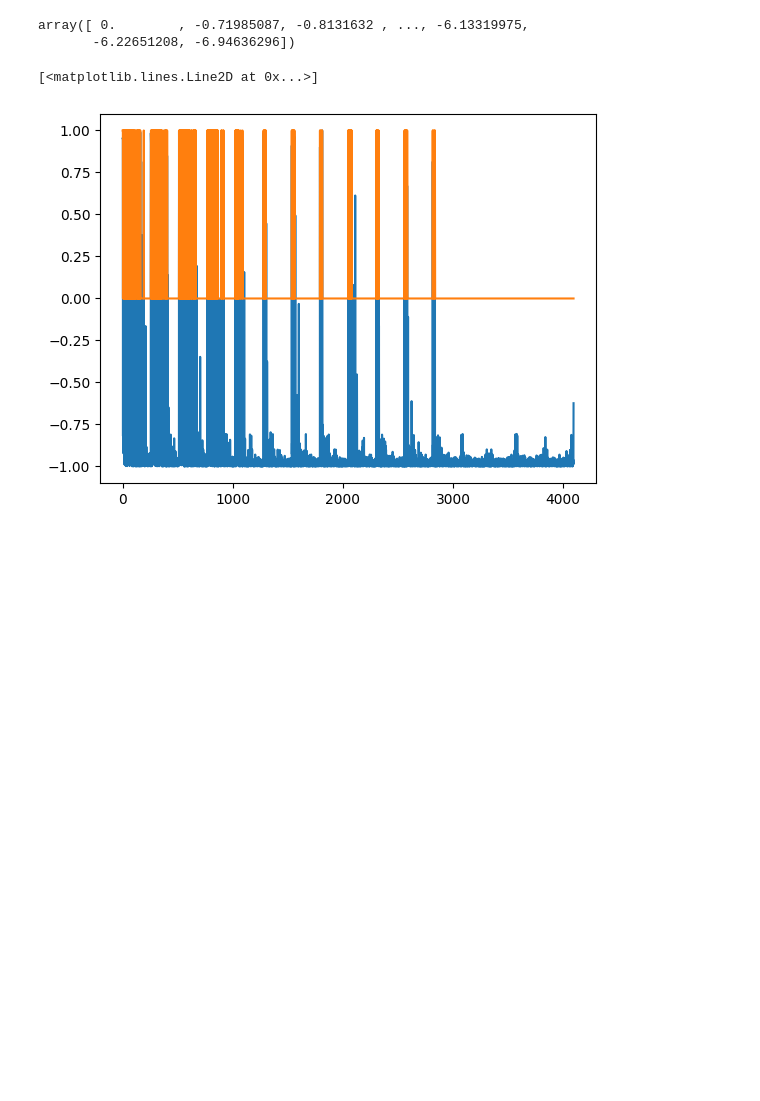
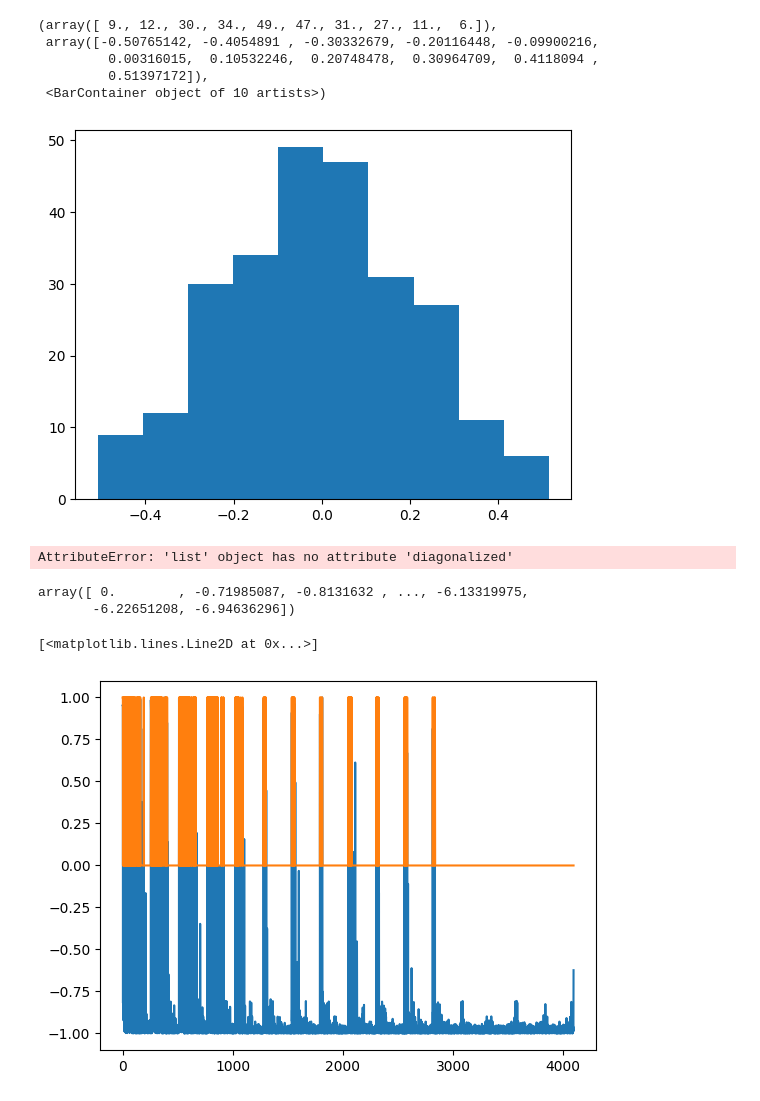
Before and after one commit to dbucher97/fast-qaoa-c, a Jupyter notebook: notebooks/etc/Untitled.ipynb, the cells around one changed output. Saved outputs shown, nothing was run; the diff lists cells and outputs as text; code cells hidden in the pictures; blank space fills up the shorter version.

```diff
--- a/notebooks/etc/Untitled.ipynb
+++ b/notebooks/etc/Untitled.ipynb
@@ -9,4 +10,6 @@ import pandas as pd
 import matplotlib.pyplot as plt
 import numpy as np
 # %%
-instance = Knapsack.get_instances()[12][1]
+instances = Knapsack.get_instances()[20]
+
+instances[6].max_capacity
@@ -13,5 +38,21 @@ instance = Knapsack.get_instances()[12][1]
+# %%
+def corr_instance(instance):
+    return np.corrcoef(np.vstack([instance.weights, instance.costs]))[1, 0]
+
+corrs = [corr_instance(i) for i in instances]
+
+plt.hist(np.array(corrs))
+# %% [output]
+(array([ 9., 12., 30., 34., 49., 47., 31., 27., 11.,  6.]),
+ array([-0.50765142, -0.4054891 , -0.30332679, -0.20116448, -0.09900216,
+         0.00316015,  0.10532246,  0.20748478,  0.30964709,  0.4118094 ,
+         0.51397172]),
+ <BarContainer object of 10 artists>)
+[figure, added]
 # %%
 x, y = instance.diagonalized()
+# %% [output]
+AttributeError: 'list' object has no attribute 'diagonalized'
 # %%
 x.to_numpy()
 # %% [output]
```
Also changed, not shown: parts of 3 cells of this notebook, 8 other files.
